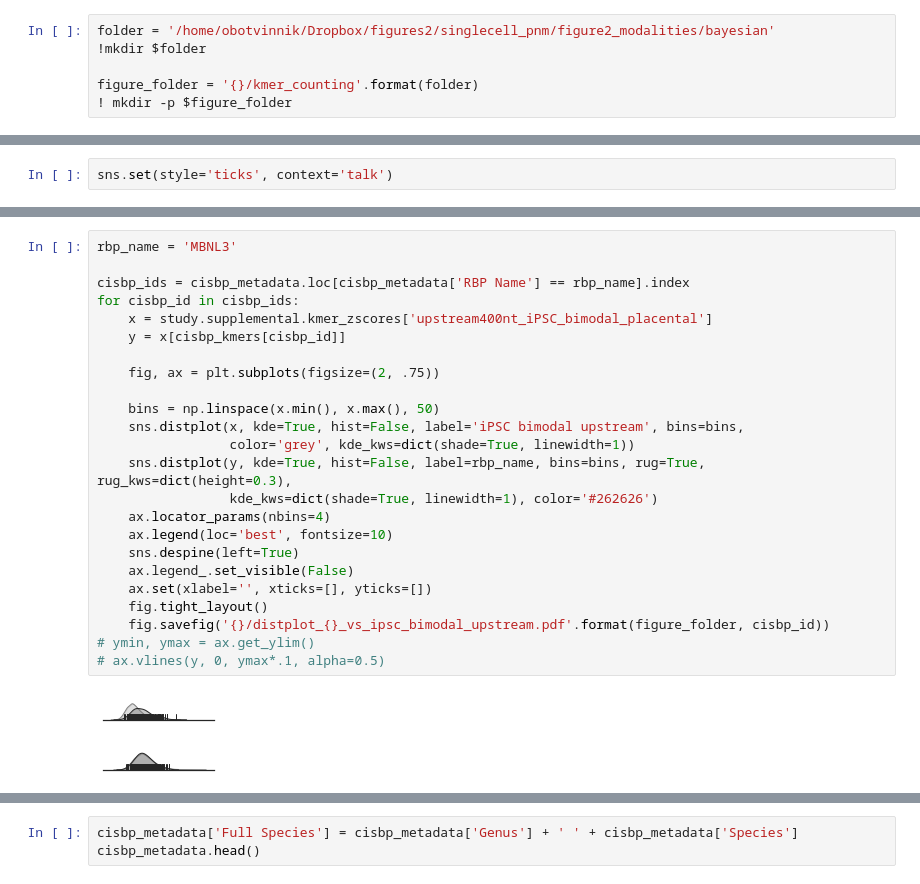
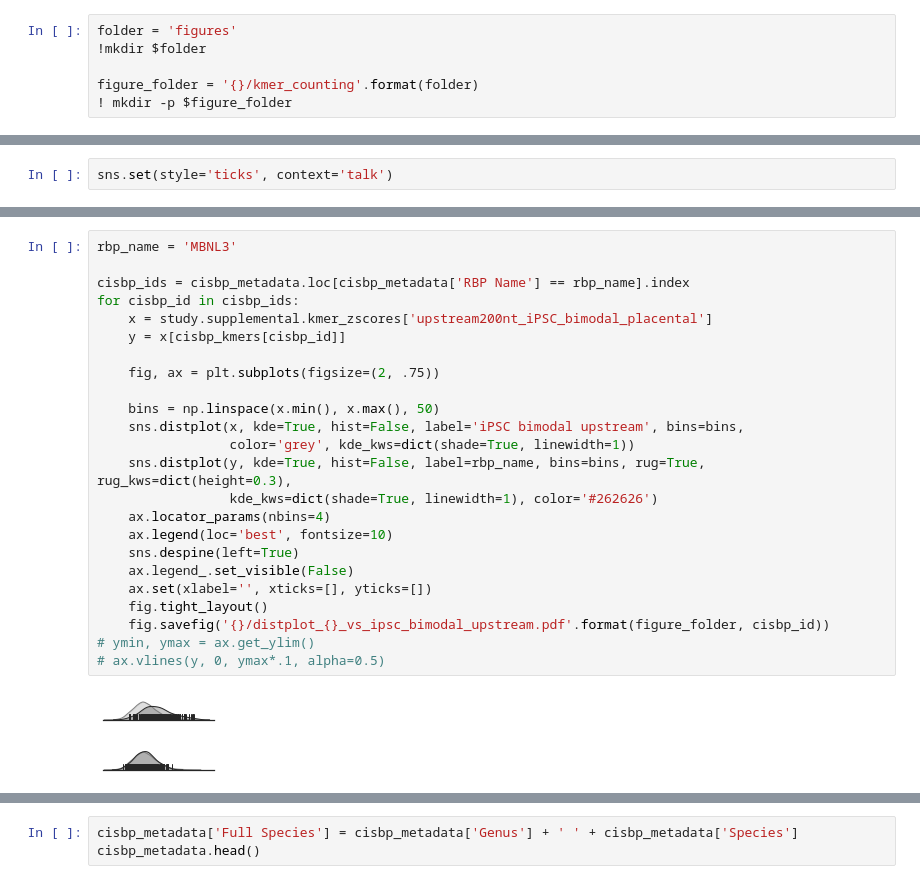
Before and after one commit to YeoLab/singlecell_pnm, a Jupyter notebook: 3._Figure_3/2.8_Figure_2,_part_8_-_kmer_zscore_clustering_cisbp.ipynb, the cells around one changed output, grey strips where cells are left out. Cells and saved outputs as stored; diff of their text form.

```diff
--- a/3._Figure_3/2.8_Figure_2,_part_8_-_kmer_zscore_clustering_cisbp.ipynb
+++ b/3._Figure_3/2.8_Figure_2,_part_8_-_kmer_zscore_clustering_cisbp.ipynb
@@ -50,5 +48,5 @@ False
 # %%
-folder = '/home/obotvinnik/Dropbox/figures2/singlecell_pnm/figure2_modalities/bayesian'
+folder = 'figures'
 !mkdir $folder
 
 figure_folder = '{}/kmer_counting'.format(folder)
@@ -310,30 +308,30 @@ cisbp_metadata.loc[cisbp_metadata['RBP Name'] == 'MBNL3']
 # %%
 rbp_name = 'MBNL3'
 
 cisbp_ids = cisbp_metadata.loc[cisbp_metadata['RBP Name'] == rbp_name].index
 for cisbp_id in cisbp_ids:
-    x = study.supplemental.kmer_zscores['upstream400nt_iPSC_bimodal_placental']
+    x = study.supplemental.kmer_zscores['upstream200nt_iPSC_bimodal_placental']
     y = x[cisbp_kmers[cisbp_id]]
 
     fig, ax = plt.subplots(figsize=(2, .75))
 
     bins = np.linspace(x.min(), x.max(), 50)
     sns.distplot(x, kde=True, hist=False, label='iPSC bimodal upstream', bins=bins,
                  color='grey', kde_kws=dict(shade=True, linewidth=1))
     sns.distplot(y, kde=True, hist=False, label=rbp_name, bins=bins, rug=True, rug_kws=dict(height=0.3),
                  kde_kws=dict(shade=True, linewidth=1), color='#262626')
     ax.locator_params(nbins=4)
     ax.legend(loc='best', fontsize=10)
     sns.despine(left=True)
     ax.legend_.set_visible(False)
     ax.set(xlabel='', xticks=[], yticks=[])
     fig.tight_layout()
     fig.savefig('{}/distplot_{}_vs_ipsc_bimodal_upstream.pdf'.format(figure_folder, cisbp_id))
 # ymin, ymax = ax.get_ylim()
 # ax.vlines(y, 0, ymax*.1, alpha=0.5)
 # %% [output]
-[figure, old version]
+[figure, new version]
-[figure, old version]
+[figure, new version]
 # %%
 kmer_cisbp_utest_tidy['RBP Motif'] = kmer_cisbp_utest_tidy['RBP Motif long'].str.split().str.get(0)
 kmer_cisbp_utest_tidy.head()
```
Also changed, not shown: parts of 37 cells of this notebook, 39 other files.
